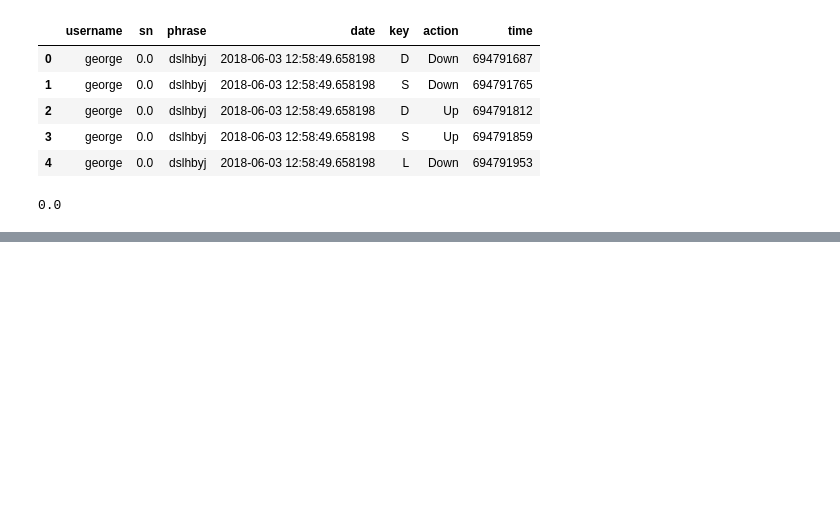
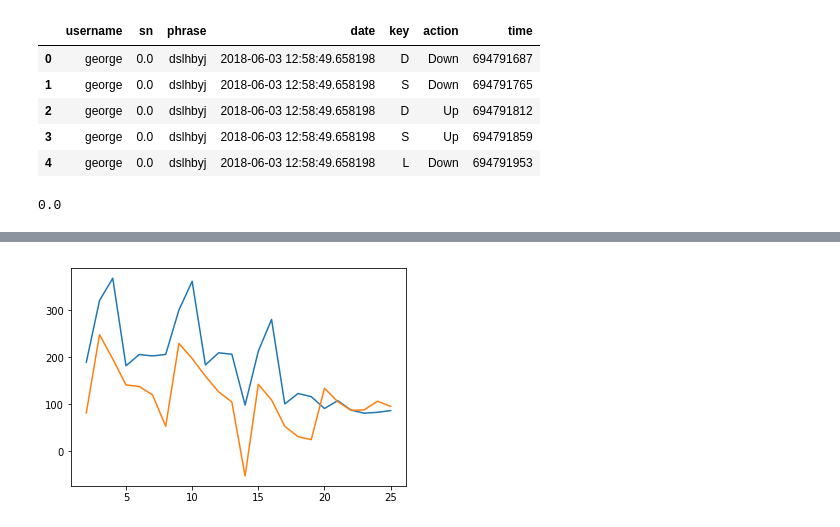
Before and after one commit to Eldar7/keystroke, a Jupyter notebook: keystroke analyse userdata.ipynb, the cells around one changed output, grey strips where cells are left out. Cells and saved outputs as stored; diff of their text form; code cells hidden in the pictures; blank space fills up the shorter version.

```diff
--- a/keystroke analyse userdata.ipynb
+++ b/keystroke analyse userdata.ipynb
@@ -245,0 +346,6 @@ tamara
+# %%
+plt.plot(X[X[0] == 'tamara'].iloc[:,2:].mean())
+plt.plot(X[X[0] == 'george'].iloc[:,2:].mean())
+plt.show()
+# %% [output]
+[figure, added]
```
Also changed, not shown: parts of 22 cells of this notebook, 1 other file.
